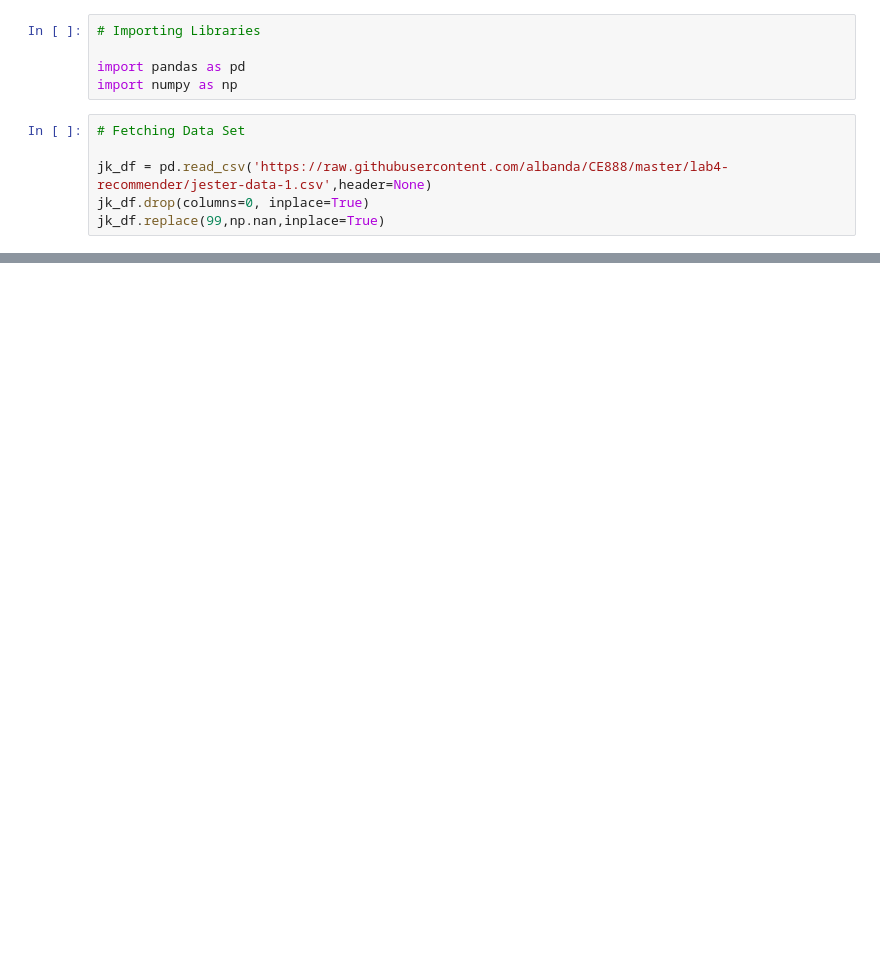
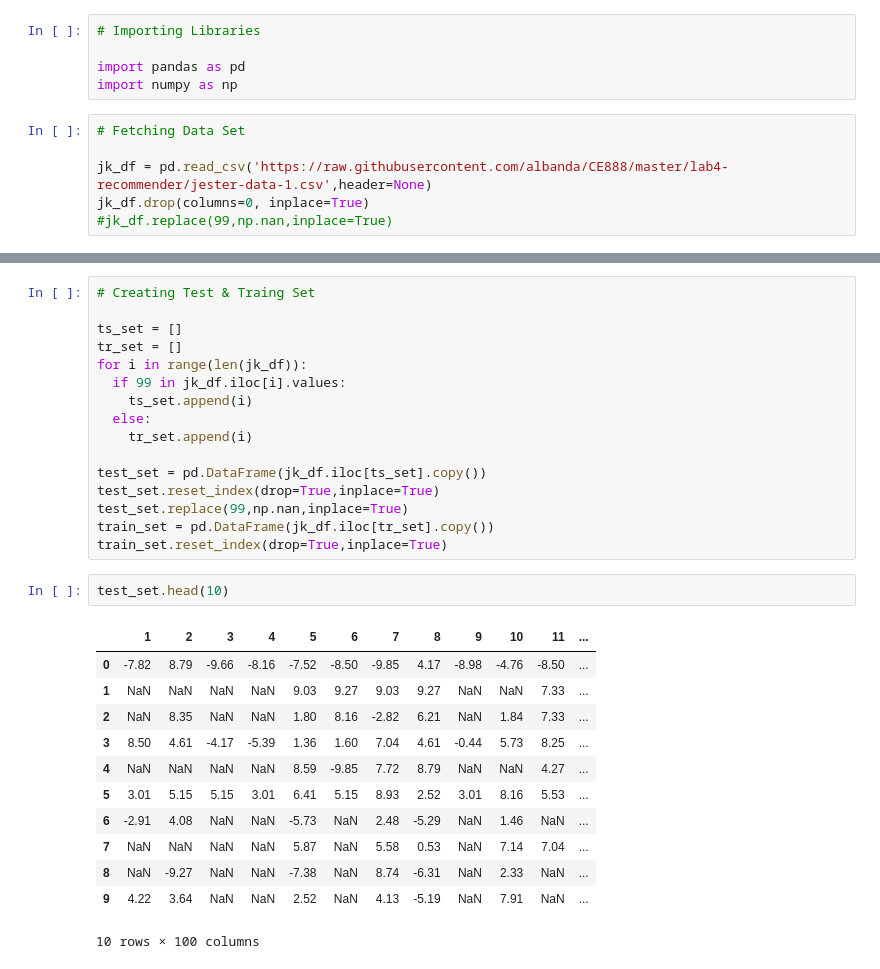
Before and after one commit to neerajthandayan/CE888, a Jupyter notebook: lab4/my_recommender.ipynb, the cells around one changed output, grey strips where cells are left out. Cells and saved outputs as stored; diff of their text form; blank space fills up the shorter version.

```diff
--- a/lab4/my_recommender.ipynb
+++ b/lab4/my_recommender.ipynb
@@ -10,4 +10,4 @@ import numpy as np
 
 jk_df = pd.read_csv('https://raw.githubusercontent.com/albanda/CE888/master/lab4-recommender/jester-data-1.csv',header=None)
 jk_df.drop(columns=0, inplace=True)
-jk_df.replace(99,np.nan,inplace=True)
+#jk_df.replace(99,np.nan,inplace=True)
@@ -28,0 +14,31 @@ jk_df.replace(99,np.nan,inplace=True)
+# %%
+# Creating Test & Traing Set
+
+ts_set = []
+tr_set = []
+for i in range(len(jk_df)):
+  if 99 in jk_df.iloc[i].values:
+    ts_set.append(i)
+  else:
+    tr_set.append(i)
+
+test_set = pd.DataFrame(jk_df.iloc[ts_set].copy())
+test_set.reset_index(drop=True,inplace=True)
+test_set.replace(99,np.nan,inplace=True)
+train_set = pd.DataFrame(jk_df.iloc[tr_set].copy())
+train_set.reset_index(drop=True,inplace=True)
+# %%
+test_set.head(10)
+# %% [output]
+|  | 1 | 2 | 3 | 4 | 5 | 6 | 7 | 8 | 9 | 10 | 11 | ... |
+| 0 | -7.82 | 8.79 | -9.66 | -8.16 | -7.52 | -8.50 | -9.85 | 4.17 | -8.98 | -4.76 | -8.50 | ... |
+| 1 | NaN | NaN | NaN | NaN | 9.03 | 9.27 | 9.03 | 9.27 | NaN | NaN | 7.33 | ... |
+| 2 | NaN | 8.35 | NaN | NaN | 1.80 | 8.16 | -2.82 | 6.21 | NaN | 1.84 | 7.33 | ... |
+| 3 | 8.50 | 4.61 | -4.17 | -5.39 | 1.36 | 1.60 | 7.04 | 4.61 | -0.44 | 5.73 | 8.25 | ... |
+| 4 | NaN | NaN | NaN | NaN | 8.59 | -9.85 | 7.72 | 8.79 | NaN | NaN | 4.27 | ... |
+| 5 | 3.01 | 5.15 | 5.15 | 3.01 | 6.41 | 5.15 | 8.93 | 2.52 | 3.01 | 8.16 | 5.53 | ... |
+| 6 | -2.91 | 4.08 | NaN | NaN | -5.73 | NaN | 2.48 | -5.29 | NaN | 1.46 | NaN | ... |
+| 7 | NaN | NaN | NaN | NaN | 5.87 | NaN | 5.58 | 0.53 | NaN | 7.14 | 7.04 | ... |
+| 8 | NaN | -9.27 | NaN | NaN | -7.38 | NaN | 8.74 | -6.31 | NaN | 2.33 | NaN | ... |
+| 9 | 4.22 | 3.64 | NaN | NaN | 2.52 | NaN | 4.13 | -5.19 | NaN | 7.91 | NaN | ... |
+10 rows × 100 columns
```
Also changed, not shown: parts of 4 cells of this notebook.
